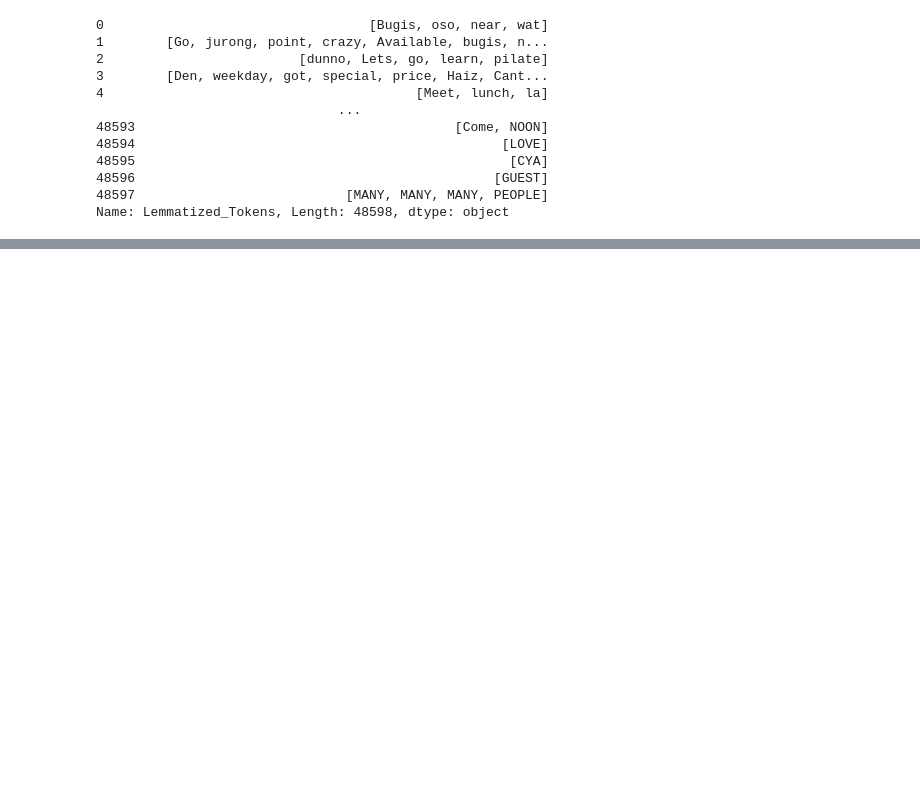
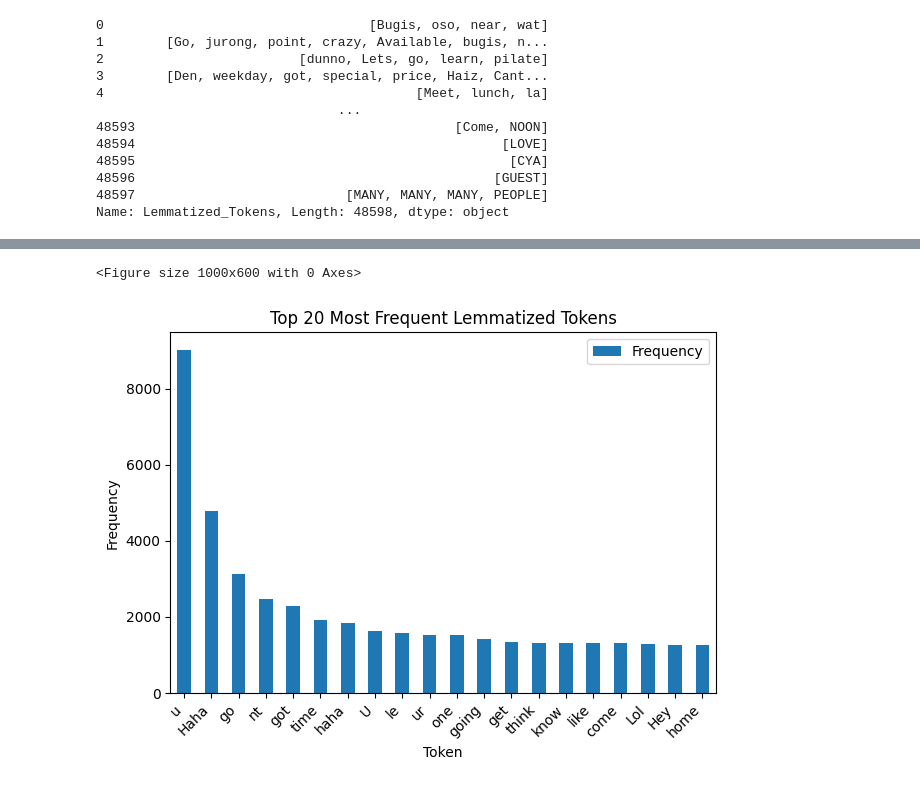
Before and after one commit to marius2347/Analyzing-Text-Message-Data-using-Machine-Learning-in-Python-on-Codecademy, a Jupyter notebook: nlp.ipynb, the cells around one changed output, grey strips where cells are left out. Saved outputs shown, nothing was run; the diff lists cells and outputs as text; code cells hidden in the pictures; blank space fills up the shorter version.

```diff
--- a/nlp.ipynb
+++ b/nlp.ipynb
@@ -159,0 +176,22 @@ Name: Lemmatized_Tokens, Length: 48598, dtype: object
+# %%
+# Conduct sentiment analysis on the text messages.
+sid = SentimentIntensityAnalyzer()
+
+# negative or positive
+def analyze_sentiment(text):
+    scores = sid.polarity_scores(text)
+    if scores['compound'] > 0:
+        return 'Positive'
+    elif scores['compound'] < 0:
+        return 'Negative'
+    else:
+        return 'Neutral'
+
+sentiment_results = []
+
+for tokens in new_clean_nus_sms['Lemmatized_Tokens']:
+    text = ' '.join(tokens)
+    sentiment = analyze_sentiment(text)
+    sentiment_results.append(sentiment)
+
+sentiment_results
@@ -167,0 +278,21 @@ Name: Lemmatized_Tokens, Length: 48598, dtype: object
+# %%
+# Create frequency distributions for messaging, sentiments, or key words/phrases
+
+all_tokens = [token for tokens in new_clean_nus_sms['Lemmatized_Tokens'] for token in tokens]
+
+token_frequency = Counter(all_tokens)
+
+token_frequency_df = pd.DataFrame.from_dict(token_frequency, orient='index', columns=['Frequency'])
+
+token_frequency_df = token_frequency_df.sort_values(by='Frequency', ascending=False)
+
+plt.figure(figsize=(10, 6))
+token_frequency_df.head(20).plot(kind='bar', title='Top 20 Most Frequent Lemmatized Tokens')
+plt.xlabel('Token')
+plt.ylabel('Frequency')
+plt.xticks(rotation=45, ha='right')
+plt.tight_layout()
+plt.show()
+# %% [output]
+<Figure size 1000x600 with 0 Axes>
+[figure, added]
```
Also changed, not shown: parts of 15 cells of this notebook, 1 other file.
